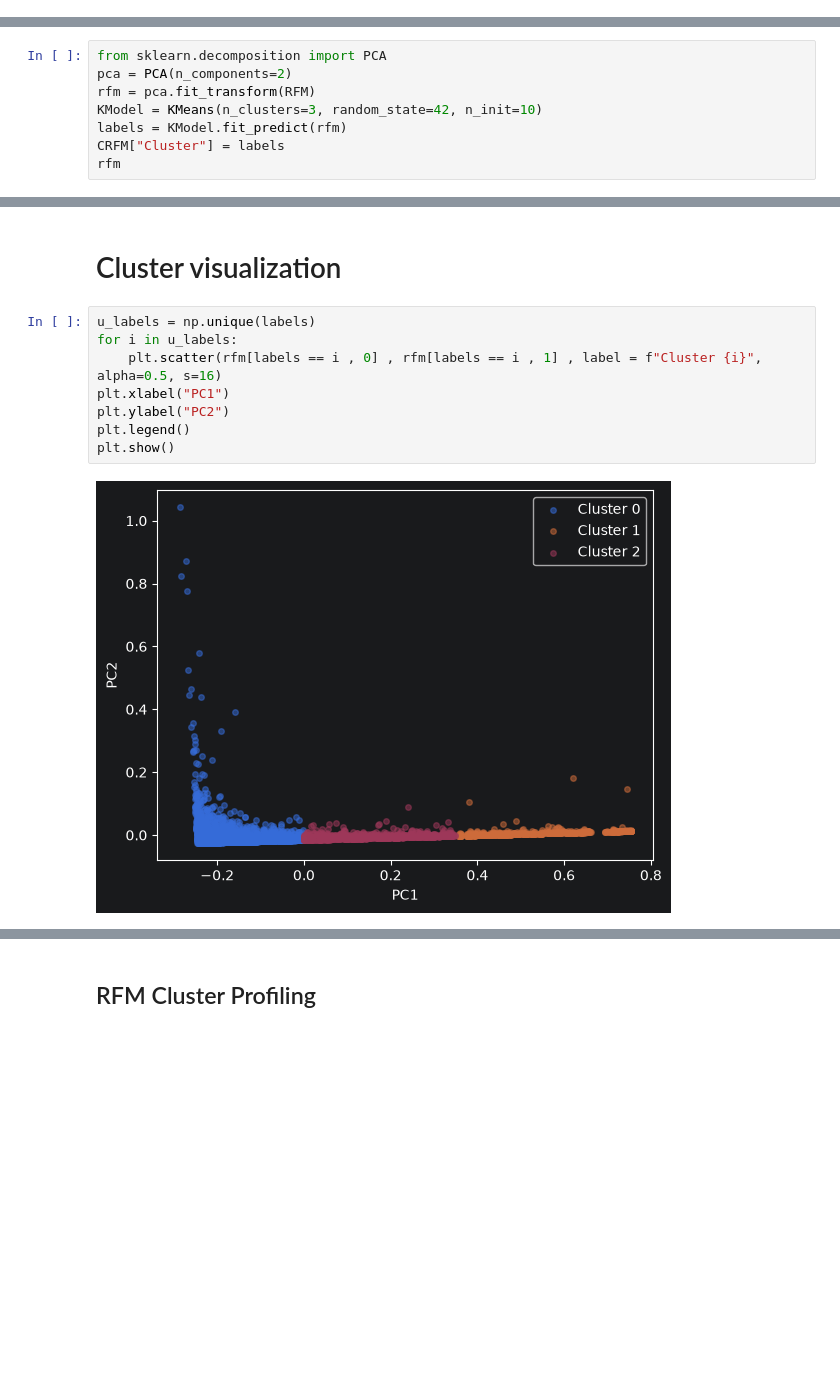
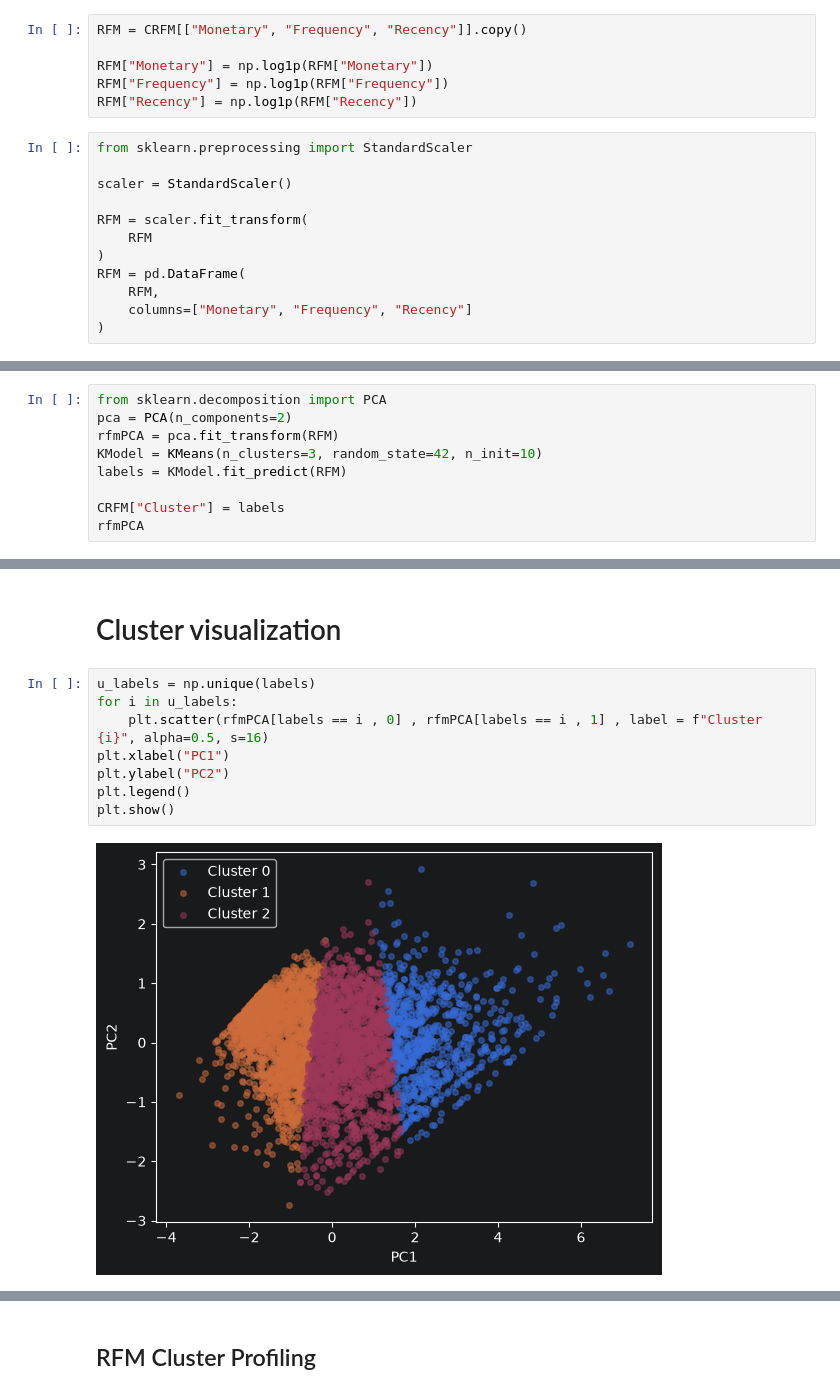
Before and after one commit to Aymanemjj/ML_Classification_of_clients, a Jupyter notebook: notebooks/main.ipynb, the cells around one changed output, grey strips where cells are left out. Drawn from its saved outputs; the diff is of its cells as text; blank space fills up the shorter version.

Commit message:
Loged RFM for better visualization

```diff
--- a/notebooks/main.ipynb
+++ b/notebooks/main.ipynb
@@ -196,3 +187,21 @@ CRFM
+# %%
+RFM = CRFM[["Monetary", "Frequency", "Recency"]].copy()
+
+RFM["Monetary"] = np.log1p(RFM["Monetary"])
+RFM["Frequency"] = np.log1p(RFM["Frequency"])
+RFM["Recency"] = np.log1p(RFM["Recency"])
+# %%
+from sklearn.preprocessing import StandardScaler
+
+scaler = StandardScaler()
+
+RFM = scaler.fit_transform(
+    RFM
+)
+RFM = pd.DataFrame(
+    RFM,
+    columns=["Monetary", "Frequency", "Recency"]
+)
 # %% [markdown]
 # K-means
 # %% [markdown]
@@ -280,9 +289,10 @@ Although 2 was shown to be the best k, 3 would allow an Ecomerce buiseness which
 # %%
 from sklearn.decomposition import PCA
 pca = PCA(n_components=2)
-rfm = pca.fit_transform(RFM)
+rfmPCA = pca.fit_transform(RFM)
 KModel = KMeans(n_clusters=3, random_state=42, n_init=10)
-labels = KModel.fit_predict(rfm)
+labels = KModel.fit_predict(RFM)
+
 CRFM["Cluster"] = labels
-rfm
+rfmPCA
 # %% [output]
@@ -298,10 +312,10 @@ array([[ 0.62054032,  0.18025166],
 # %%
 u_labels = np.unique(labels)
 for i in u_labels:
-    plt.scatter(rfm[labels == i , 0] , rfm[labels == i , 1] , label = f"Cluster {i}", alpha=0.5, s=16)
+    plt.scatter(rfmPCA[labels == i , 0] , rfmPCA[labels == i , 1] , label = f"Cluster {i}", alpha=0.5, s=16)
 plt.xlabel("PC1")
 plt.ylabel("PC2")
 plt.legend()
 plt.show()
 # %% [output]
-[figure, old version]
+[figure, new version]
```
Also changed, not shown: parts of 12 cells of this notebook.
